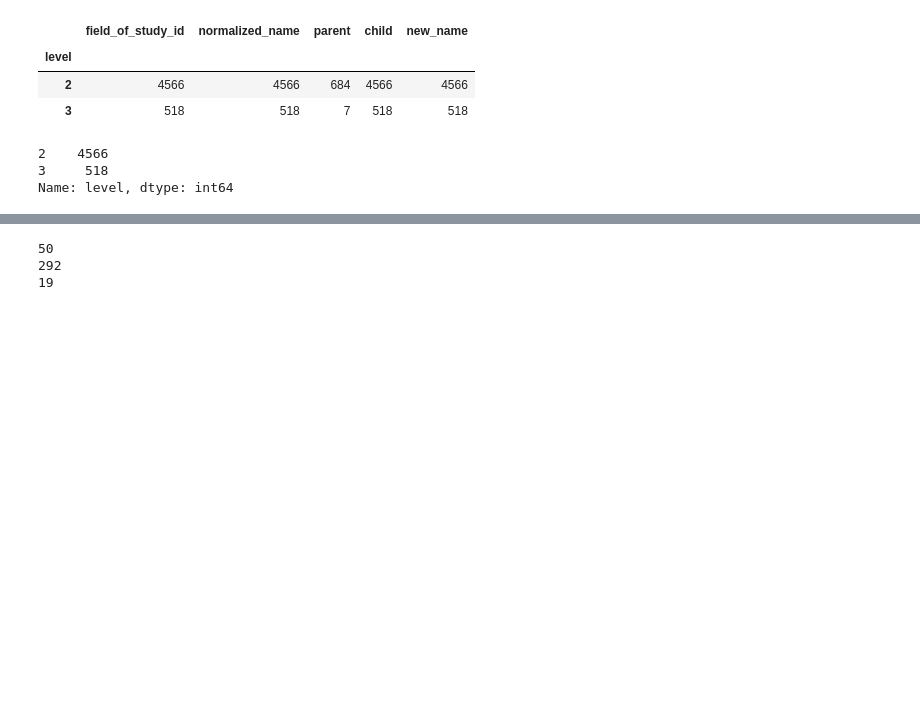
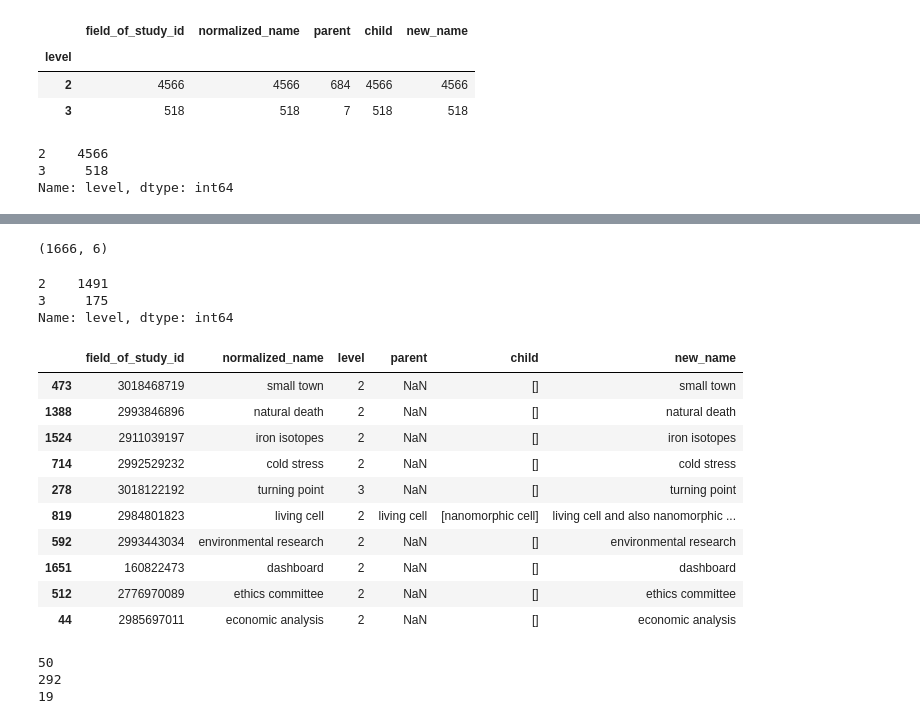
Before and after one commit to jpbarret13/MAG-model-code, a Jupyter notebook: ORPHANS/looking_into_orphans.ipynb, the cells around one changed output, grey strips where cells are left out. Saved outputs shown, nothing was run; the diff lists cells and outputs as text; code cells hidden in the pictures; blank space fills up the shorter version.

Commit message:
Updating orphan exploration

```diff
--- a/ORPHANS/looking_into_orphans.ipynb
+++ b/ORPHANS/looking_into_orphans.ipynb
@@ -112,0 +115,3 @@ tags_df.head()
+# %%
+openalex_concepts = pd.read_csv("concepts_with_wiki.csv")[['normalized_name']]
+openalex_concepts.head(5)
@@ -113,3 +125,27 @@ tags_df.head()
+# %%
+orphan_df.merge(openalex_concepts, how='inner', on='normalized_name').shape
+# %% [output]
+(1666, 6)
+# %%
+orphan_df.merge(openalex_concepts, how='inner', on='normalized_name')['level'].value_counts()
+# %% [output]
+2    1491
+3     175
+Name: level, dtype: int64
+# %%
+orphan_df.merge(openalex_concepts, how='inner', on='normalized_name').sample(10)
+# %% [output]
+|  | field_of_study_id | normalized_name | level | parent | child | new_name |
+| 473 | 3018468719 | small town | 2 | NaN | [] | small town |
+| 1388 | 2993846896 | natural death | 2 | NaN | [] | natural death |
+| 1524 | 2911039197 | iron isotopes | 2 | NaN | [] | iron isotopes |
+| 714 | 2992529232 | cold stress | 2 | NaN | [] | cold stress |
+| 278 | 3018122192 | turning point | 3 | NaN | [] | turning point |
+| 819 | 2984801823 | living cell | 2 | living cell | [nanomorphic cell] | living cell and also nanomorphic ... |
+| 592 | 2993443034 | environmental research | 2 | NaN | [] | environmental research |
+| 1651 | 160822473 | dashboard | 2 | NaN | [] | dashboard |
+| 512 | 2776970089 | ethics committee | 2 | NaN | [] | ethics committee |
+| 44 | 2985697011 | economic analysis | 2 | NaN | [] | economic analysis |
 # %%
 level_2_orphans = orphan_df[orphan_df['level']==2].sample(50)['new_name'].to_list()
 print(len(level_2_orphans))
```
Also changed, not shown: parts of 10 cells of this notebook, 2 other files.
